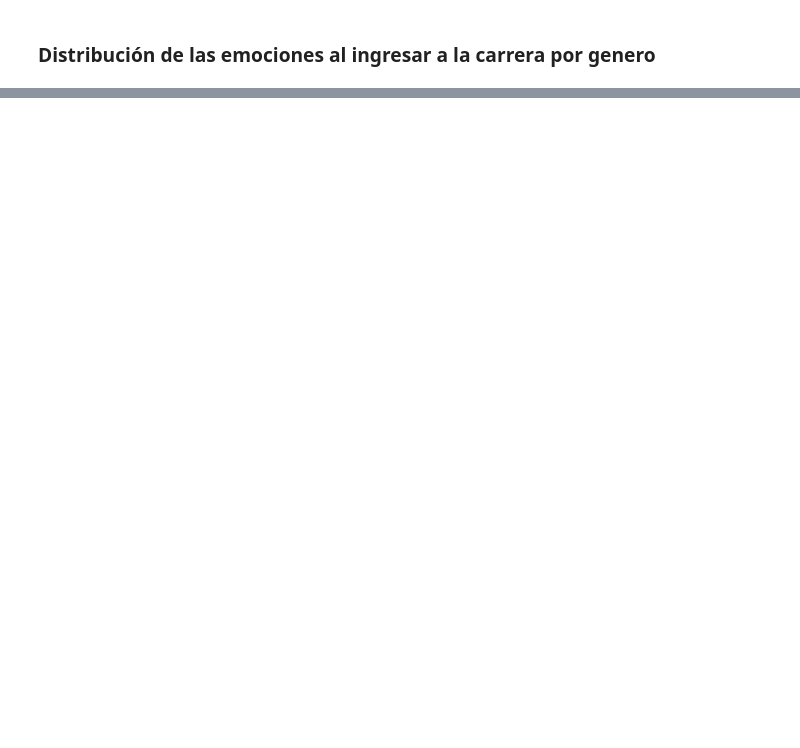
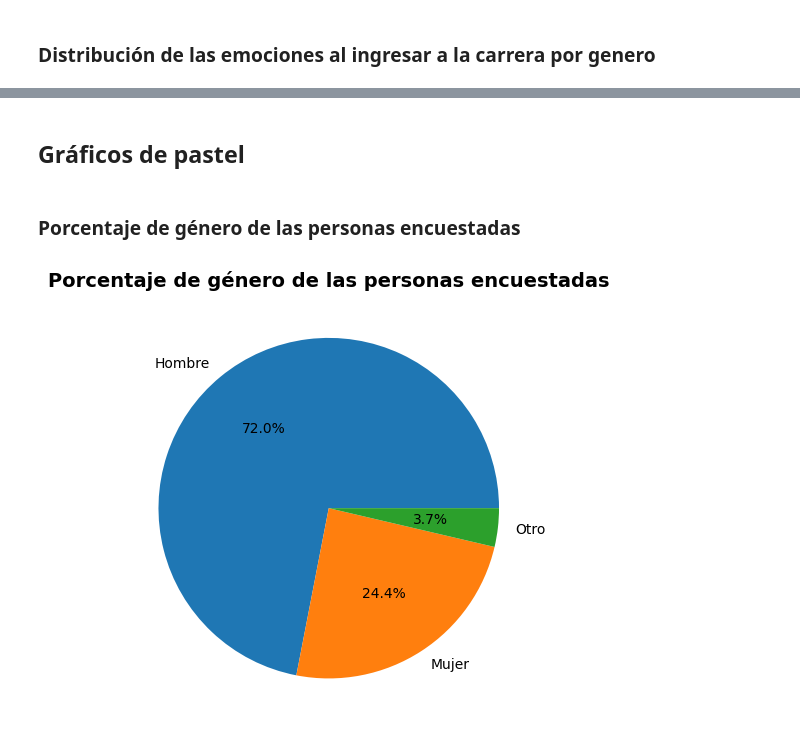
Before and after one commit to L4F7/Data_analysis_with_Python, a Jupyter notebook: survey_data_analysis.ipynb, the cells around one changed output, grey strips where cells are left out. Cells and saved outputs as stored; diff of their text form; code cells hidden in the pictures; blank space fills up the shorter version.

```diff
--- a/survey_data_analysis.ipynb
+++ b/survey_data_analysis.ipynb
@@ -138,0 +132,24 @@ plt.show()
+# %% [markdown]
+## Gráficos de pastel
+# %% [markdown]
+### Porcentaje de género de las personas encuestadas
+# %%
+# Define the columns that will be used to get the number of people that answered the survey by gender
+gender_col = 'Género'
+
+# Get the number of people that answered the survey by gender
+male = data[gender_col].value_counts()['Hombre']
+female = data[gender_col].value_counts()['Mujer']
+other = totalPeople - male - female
+
+# Define the labels and data for the pie chart
+labels = ['Hombre', 'Mujer', 'Otro']
+pie_data = [male, female, other]
+
+plt.title("Porcentaje de género de las personas encuestadas", fontsize=14, fontweight='bold')
+plt.pie(pie_data, labels = labels, autopct='%1.1f%%')
+plt.tight_layout()
+#plt.savefig('results/gender_distribution.png', bbox_inches='tight')
+plt.show()
+# %% [output]
+[figure, added]
```
Also changed, not shown: parts of 11 cells of this notebook, 4 other files.
